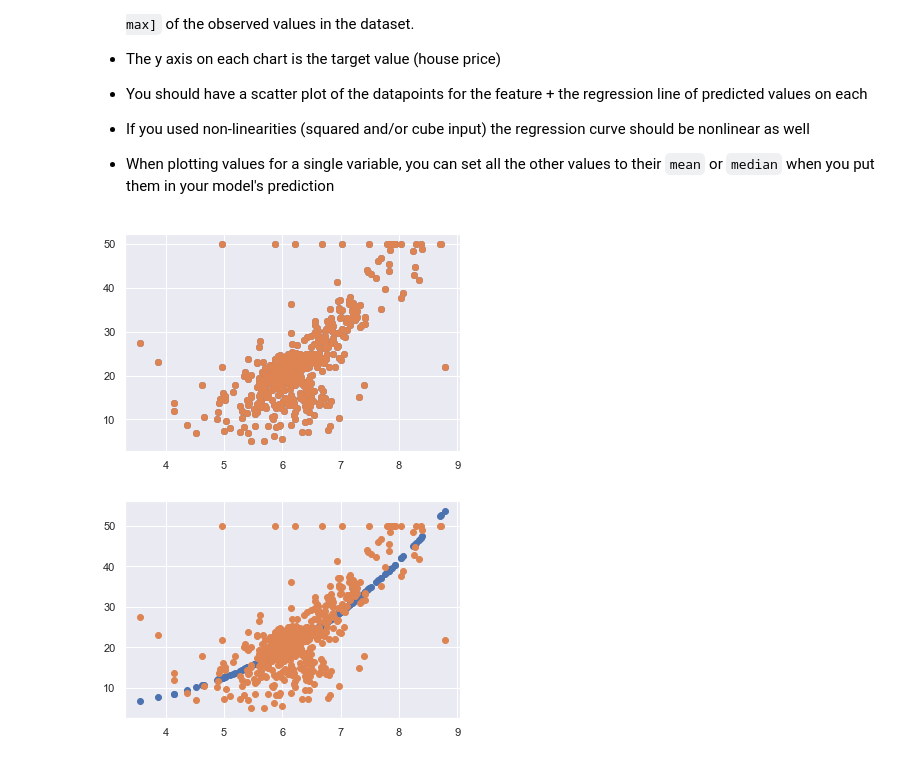
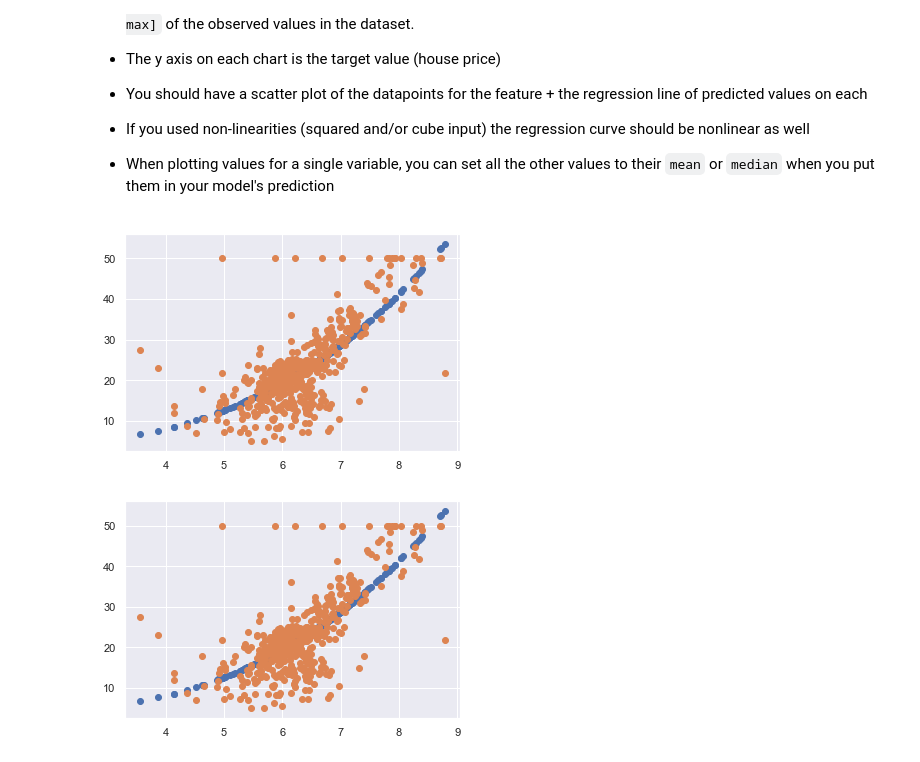
Before and after one commit to cb-ds-1/m3-1-regression, a Jupyter notebook: workshop.ipynb, the cells around one changed output. Saved outputs shown, nothing was run; the diff lists cells and outputs as text; code cells hidden in the pictures.

```diff
--- a/workshop.ipynb
+++ b/workshop.ipynb
@@ -490,19 +490,3 @@ Warnings:
 strong multicollinearity problems or that the design matrix is singular.
 # %%
 #https://scikit-learn.org/stable/modules/generated/sklearn.preprocessing.PolynomialFeatures.html
-# %%
-"""from sklearn.preprocessing import PolynomialFeatures
-
-#Degree: 2
-
-boston = pd.DataFrame(data=load_boston().data, columns=load_boston().feature_names) #puts into PD DF
-
-y = load_boston().target
-
-X = sm.add_constant(boston)
-
-poly_converter = PolynomialFeatures(degree=2,include_bias=False)
-
-X = poly_converter.fit_transform(X)
-est_2 = sm.OLS(y, X).fit()
-est_2.summary()"""
@@ -580,17 +562,3 @@ Warnings:
 [1] Standard Errors assume that the covariance matrix of the errors is correctly specified.
 [2] The smallest eigenvalue is 7.29e-14. This might indicate that there are
 strong multicollinearity problems or that the design matrix is singular.
-# %%
-"""#Degree: 3
-boston = pd.DataFrame(data=load_boston().data, columns=load_boston().feature_names) #puts into PD DF
-
-y = load_boston().target
-
-X = sm.add_constant(boston)
-
-poly_converter = PolynomialFeatures(degree=3,include_bias=False)
-
-X = poly_converter.fit_transform(X)
-est_3 = sm.OLS(y, X).fit()
-
-est_3.summary()"""
@@ -613,35 +579,41 @@ Now that you have a better model, make a regression figure plot for the importan
 # %%
 #Setting all other vals to mean or median
 
 #new_df3['PRICE'] = y
 
+
+
+VALUE = 'RM_cb'
+
+
 og = new_df3.copy()
 copy = new_df3.copy()
+
 means = new_df3.apply(np.mean) # Setting to mean same as deleting (below)
 for col in copy.columns:
     copy[col] = means[col]
 
-y = load_boston()['target']
+y = load_boston()['target'] #Set to target
 
-temp['RM_cb'] = og['RM_cb']
+copy[VALUE] = new_df3[VALUE] #Rest the feature values. Not mean
 
 #temp = temp.drop('PRICE',axis=1)
 
 #temp = sm.add_constant(temp)
 
-temp_est = sm.OLS(y,temp).fit()
+temp_est = sm.OLS(y,copy).fit()
 
 temp_est.summary()
 
-y_hat = temp_est.predict(temp)
+y_hat = temp_est.predict(copy)
 
 #x = temp['RM_cb'] #Cubed of RM
 
 plt.scatter(new_df3['RM'], y_hat) #Num of rooms and prediction of price
 plt.scatter(new_df3['RM'],y) #Num of rooms and actual price
 plt.show()
 # %% [output]
-[figure, old version]
+[figure, new version]
 # %%
 #Removing all other values but RM_cb #LSTAT was best but wanted to try another way**
 import matplotlib.pyplot as plt
```
Also changed, not shown: parts of 4 cells of this notebook.
